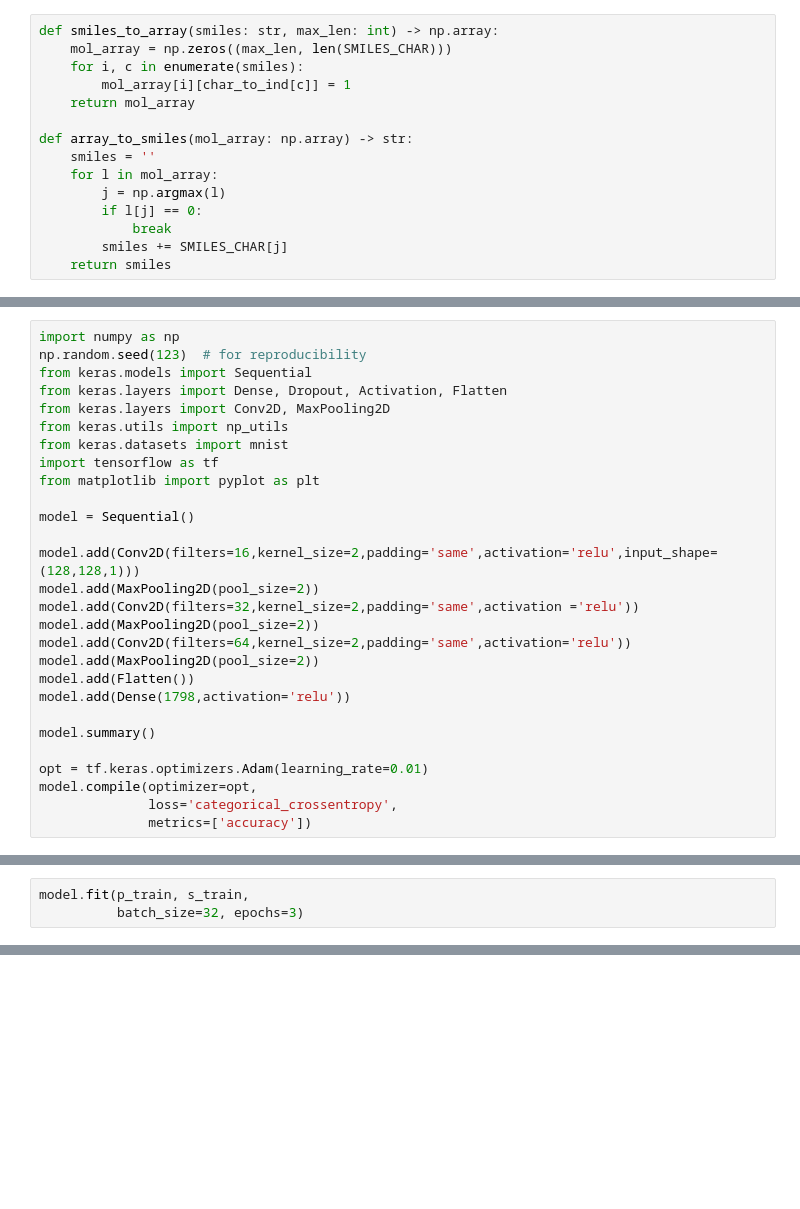
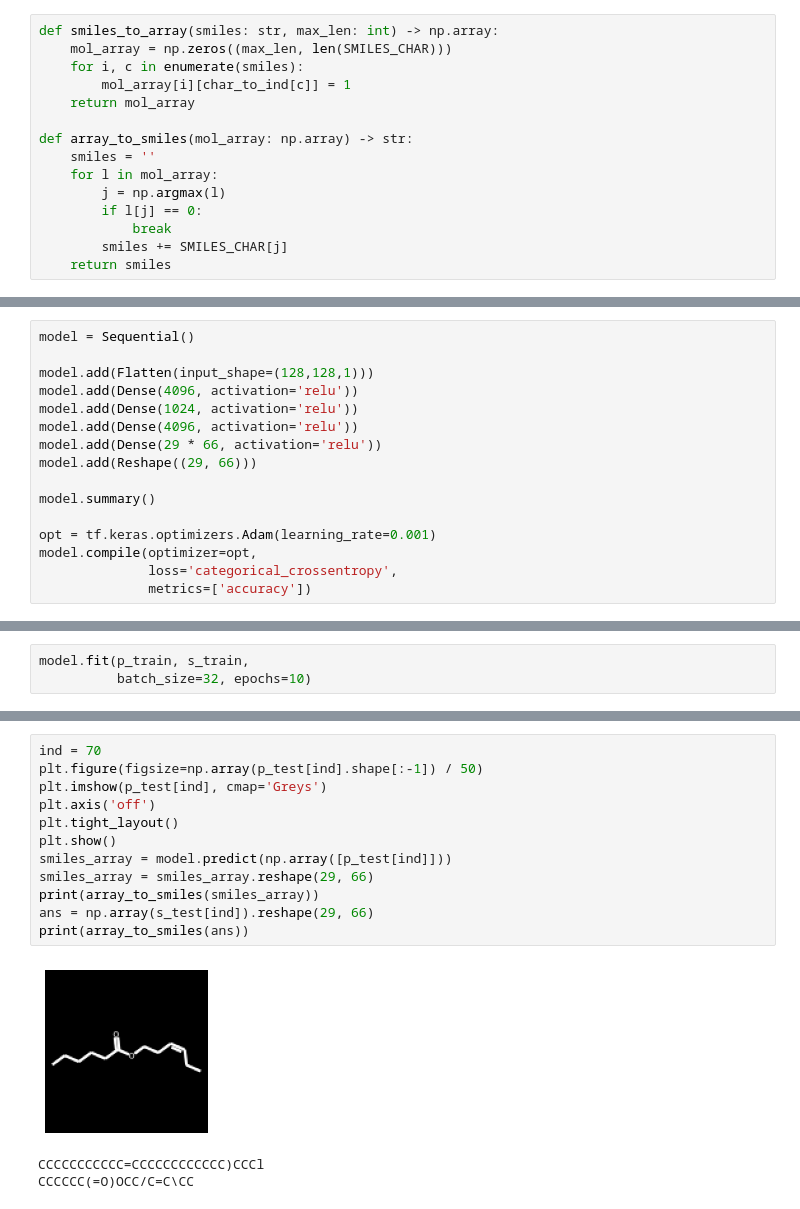
Before and after one commit to kot239/chem-to-smiles, a Jupyter notebook: ImagesToSmiles.ipynb, the cells around one changed output, grey strips where cells are left out. Saved outputs shown, nothing was run; the diff lists cells and outputs as text; blank space fills up the shorter version.

```diff
--- a/ImagesToSmiles.ipynb
+++ b/ImagesToSmiles.ipynb
@@ -67,28 +78,16 @@ p_train, p_test, s_train, s_test = train_test_split(pictures, smileses, test_siz
 # %%
-import numpy as np
-np.random.seed(123)  # for reproducibility
-from keras.models import Sequential
-from keras.layers import Dense, Dropout, Activation, Flatten
-from keras.layers import Conv2D, MaxPooling2D
-from keras.utils import np_utils
-from keras.datasets import mnist
-import tensorflow as tf
-from matplotlib import pyplot as plt
-
 model = Sequential()
 
-model.add(Conv2D(filters=16,kernel_size=2,padding='same',activation='relu',input_shape=(128,128,1)))
-model.add(MaxPooling2D(pool_size=2))
-model.add(Conv2D(filters=32,kernel_size=2,padding='same',activation ='relu'))
-model.add(MaxPooling2D(pool_size=2))
-model.add(Conv2D(filters=64,kernel_size=2,padding='same',activation='relu'))
-model.add(MaxPooling2D(pool_size=2))
-model.add(Flatten())
-model.add(Dense(1798,activation='relu'))
+model.add(Flatten(input_shape=(128,128,1)))
+model.add(Dense(4096, activation='relu'))
+model.add(Dense(1024, activation='relu'))
+model.add(Dense(4096, activation='relu'))
+model.add(Dense(29 * 66, activation='relu'))
+model.add(Reshape((29, 66)))
 
 model.summary()
 
-opt = tf.keras.optimizers.Adam(learning_rate=0.01)
+opt = tf.keras.optimizers.Adam(learning_rate=0.001)
 model.compile(optimizer=opt,
               loss='categorical_crossentropy',
               metrics=['accuracy'])
@@ -113,3 +116,0 @@ _________________________________________________________________
-# %%
-model.fit(p_train, s_train,
-          batch_size=32, epochs=3)
@@ -127,0 +117,3 @@ NameError: name 'X_test' is not defined
+# %%
+model.fit(p_train, s_train,
+          batch_size=32, epochs=10)
@@ -127,0 +148,16 @@ NameError: name 'X_test' is not defined
+# %%
+ind = 70
+plt.figure(figsize=np.array(p_test[ind].shape[:-1]) / 50)
+plt.imshow(p_test[ind], cmap='Greys')
+plt.axis('off')
+plt.tight_layout()
+plt.show()
+smiles_array = model.predict(np.array([p_test[ind]]))
+smiles_array = smiles_array.reshape(29, 66)
+print(array_to_smiles(smiles_array))
+ans = np.array(s_test[ind]).reshape(29, 66)
+print(array_to_smiles(ans))
+# %% [output]
+[figure, added]
+CCCCCCCCCCC=CCCCCCCCCCCC)CCCl
+CCCCCC(=O)OCC/C=C\CC
```
Also changed, not shown: parts of 13 cells of this notebook, 1 other file.
